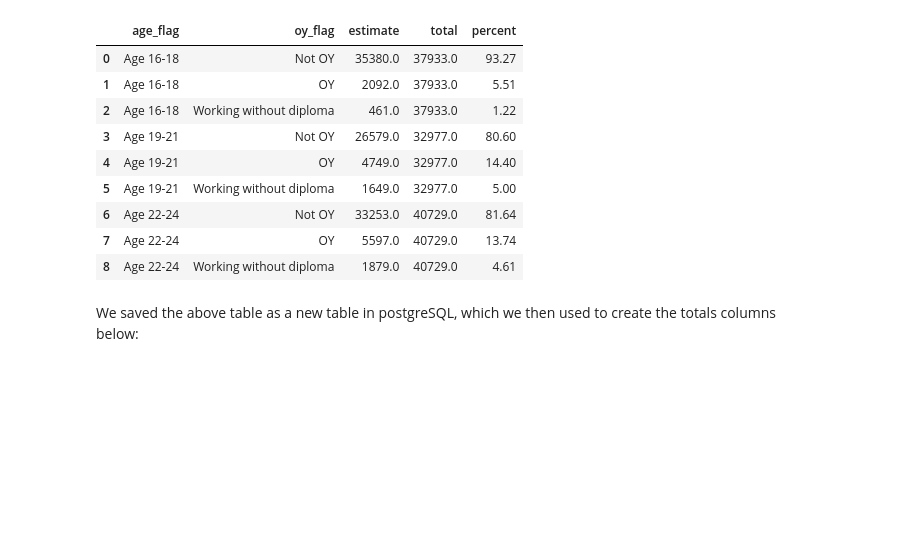
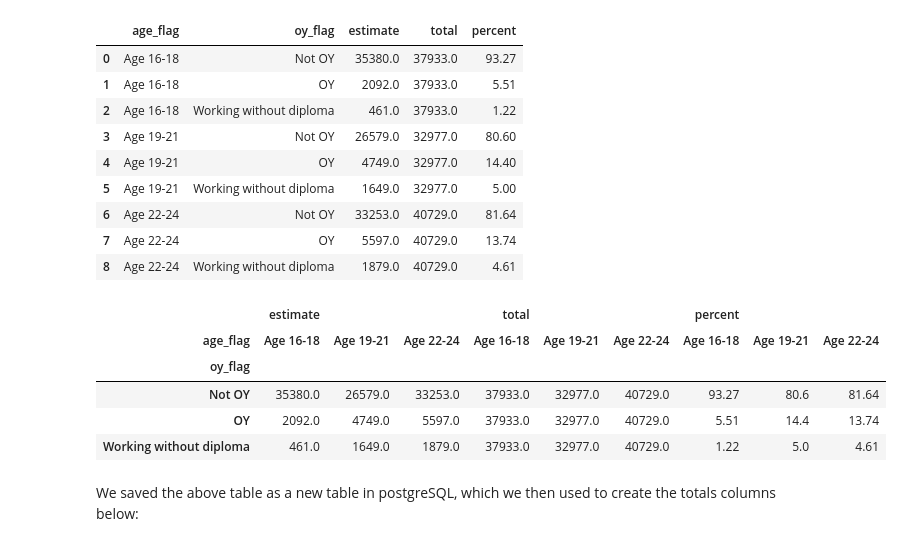
Before and after one commit to cenuno/opportunity_youth, a Jupyter notebook: Opportunity_Youth_Notebook.ipynb, the cells around one changed output. Drawn from its saved outputs; the diff is of its cells as text; code cells hidden in the pictures; blank space fills up the shorter version.

```diff
--- a/Opportunity_Youth_Notebook.ipynb
+++ b/Opportunity_Youth_Notebook.ipynb
@@ -98,6 +101,15 @@ total_population
 | 8 | Age 22-24 | Working without diploma | 1879.0 | 40729.0 | 4.61 |
 # %%
 total_population['year'] = 2017
+# %%
+total_population.pivot(index = 'oy_flag', columns = 'age_flag', values = ['estimate', 'total', 'percent'])
+# %% [output]
+|  | estimate |  |  | total |  |  | percent |  |  |
+| age_flag | Age 16-18 | Age 19-21 | Age 22-24 | Age 16-18 | Age 19-21 | Age 22-24 | Age 16-18 | Age 19-21 | Age 22-24 |
+| oy_flag |  |  |  |  |  |  |  |  |  |
+| Not OY | 35380.0 | 26579.0 | 33253.0 | 37933.0 | 32977.0 | 40729.0 | 93.27 | 80.6 | 81.64 |
+| OY | 2092.0 | 4749.0 | 5597.0 | 37933.0 | 32977.0 | 40729.0 | 5.51 | 14.4 | 13.74 |
+| Working without diploma | 461.0 | 1649.0 | 1879.0 | 37933.0 | 32977.0 | 40729.0 | 1.22 | 5.0 | 4.61 |
 # %% [markdown]
 We saved the above table as a new table in postgreSQL, which we then used to create the totals columns below:
 # %%
```
Also changed, not shown: parts of 11 cells of this notebook.
